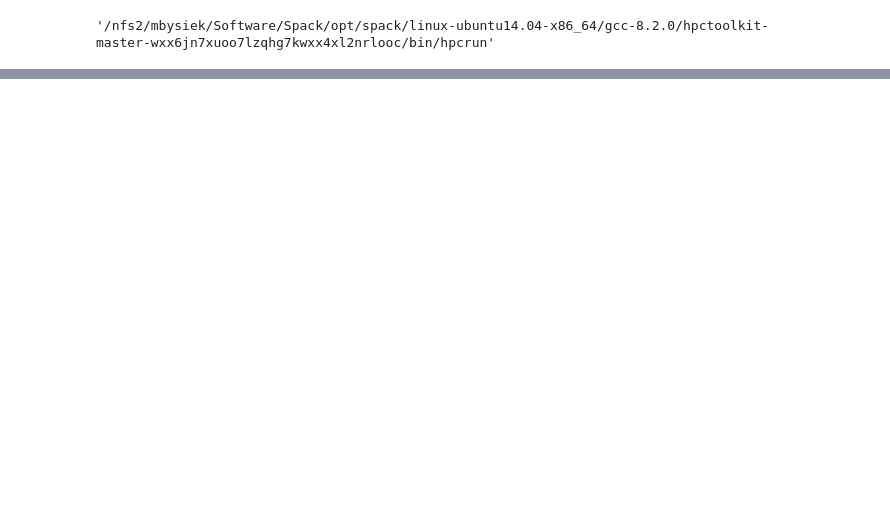
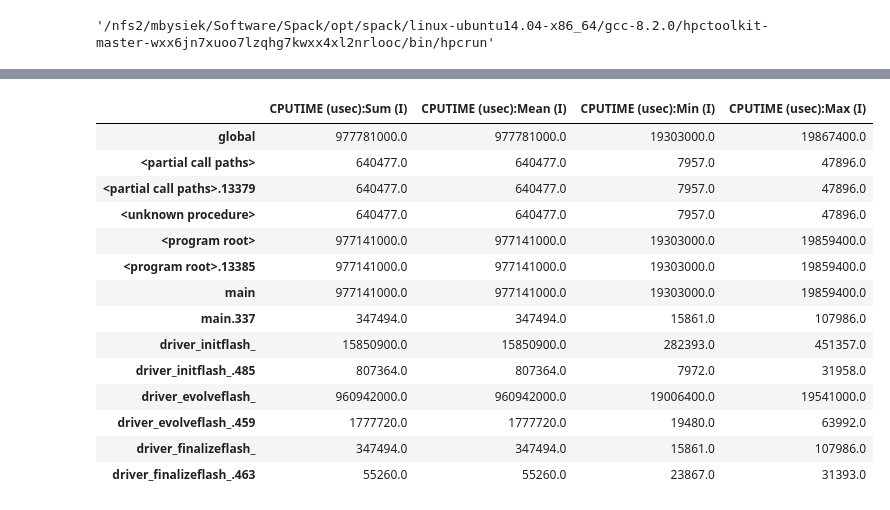
Before and after one commit to mbdevpl/docker-transpyle-flash, a Jupyter notebook: profile_flash.ipynb, the cells around one changed output, grey strips where cells are left out. Drawn from its saved outputs; the diff is of its cells as text; code cells hidden in the pictures; blank space fills up the shorter version.

```diff
--- a/profile_flash.ipynb
+++ b/profile_flash.ipynb
@@ -93,0 +336,18 @@ profile_flash()
+# %%
+df[['CPUTIME (usec):Sum (I)', 'CPUTIME (usec):Mean (I)', 'CPUTIME (usec):Min (I)', 'CPUTIME (usec):Max (I)']]
+# %% [output]
+|  | CPUTIME (usec):Sum (I) | CPUTIME (usec):Mean (I) | CPUTIME (usec):Min (I) | CPUTIME (usec):Max (I) |
+| global | 977781000.0 | 977781000.0 | 19303000.0 | 19867400.0 |
+| <partial call paths> | 640477.0 | 640477.0 | 7957.0 | 47896.0 |
+| <partial call paths>.13379 | 640477.0 | 640477.0 | 7957.0 | 47896.0 |
+| <unknown procedure> | 640477.0 | 640477.0 | 7957.0 | 47896.0 |
+| <program root> | 977141000.0 | 977141000.0 | 19303000.0 | 19859400.0 |
+| <program root>.13385 | 977141000.0 | 977141000.0 | 19303000.0 | 19859400.0 |
+| main | 977141000.0 | 977141000.0 | 19303000.0 | 19859400.0 |
+| main.337 | 347494.0 | 347494.0 | 15861.0 | 107986.0 |
+| driver_initflash_ | 15850900.0 | 15850900.0 | 282393.0 | 451357.0 |
+| driver_initflash_.485 | 807364.0 | 807364.0 | 7972.0 | 31958.0 |
+| driver_evolveflash_ | 960942000.0 | 960942000.0 | 19006400.0 | 19541000.0 |
+| driver_evolveflash_.459 | 1777720.0 | 1777720.0 | 19480.0 | 63992.0 |
+| driver_finalizeflash_ | 347494.0 | 347494.0 | 15861.0 | 107986.0 |
+| driver_finalizeflash_.463 | 55260.0 | 55260.0 | 23867.0 | 31393.0 |
```
Also changed, not shown: parts of 32 cells of this notebook.
